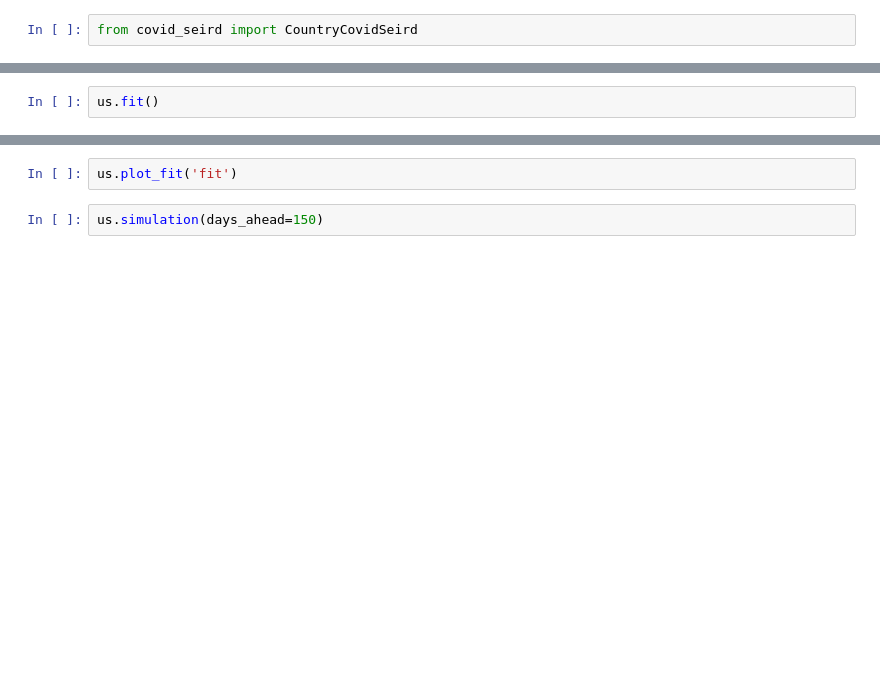
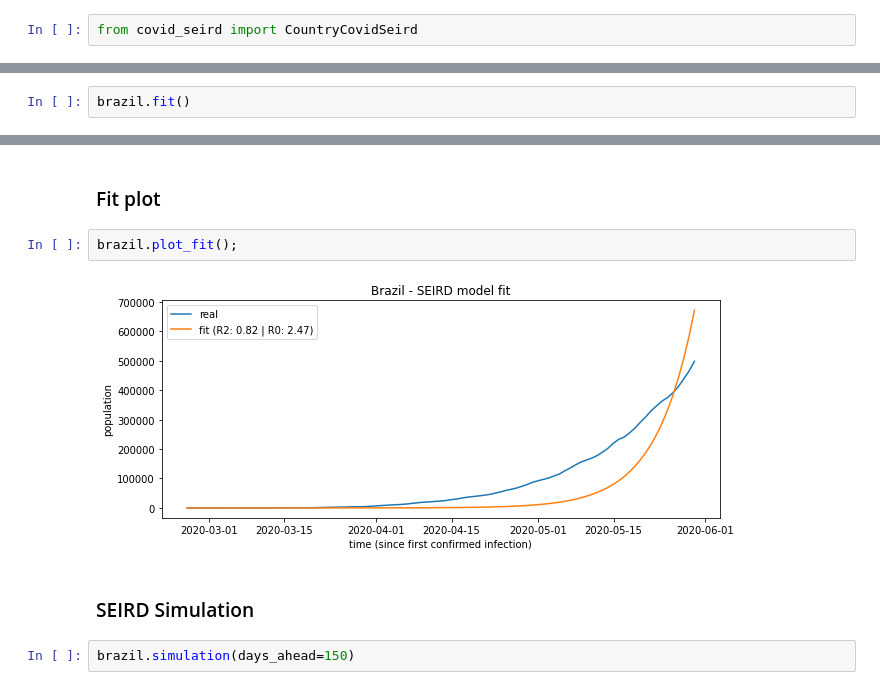
Before and after one commit to pblins/covid_seird, a Jupyter notebook: examples/examples.ipynb, the cells around one changed output, grey strips where cells are left out. Drawn from its saved outputs; the diff is of its cells as text; blank space fills up the shorter version.

```diff
--- a/examples/examples.ipynb
+++ b/examples/examples.ipynb
@@ -33,2 +49,2 @@ us.data
 # %%
-us.fit()
+brazil.fit()
@@ -43,4 +63,10 @@ us.r2
-# %%
-us.plot_fit('fit')
+# %% [markdown]
+### Fit plot
+# %%
+brazil.plot_fit();
+# %% [output]
+[figure, added]
+# %% [markdown]
+### SEIRD Simulation
 # %%
-us.simulation(days_ahead=150)
+brazil.simulation(days_ahead=150)
```
Also changed, not shown: parts of 23 cells of this notebook.
